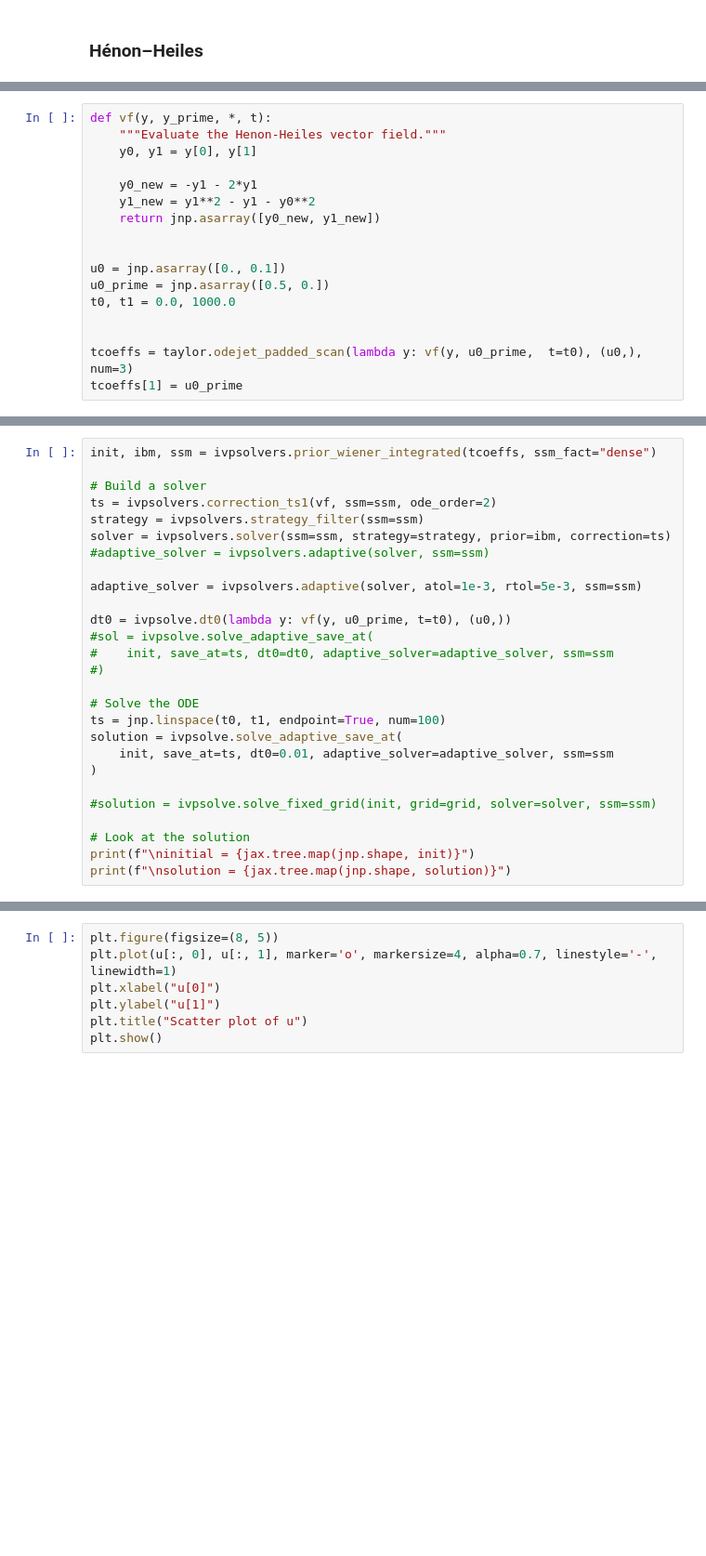
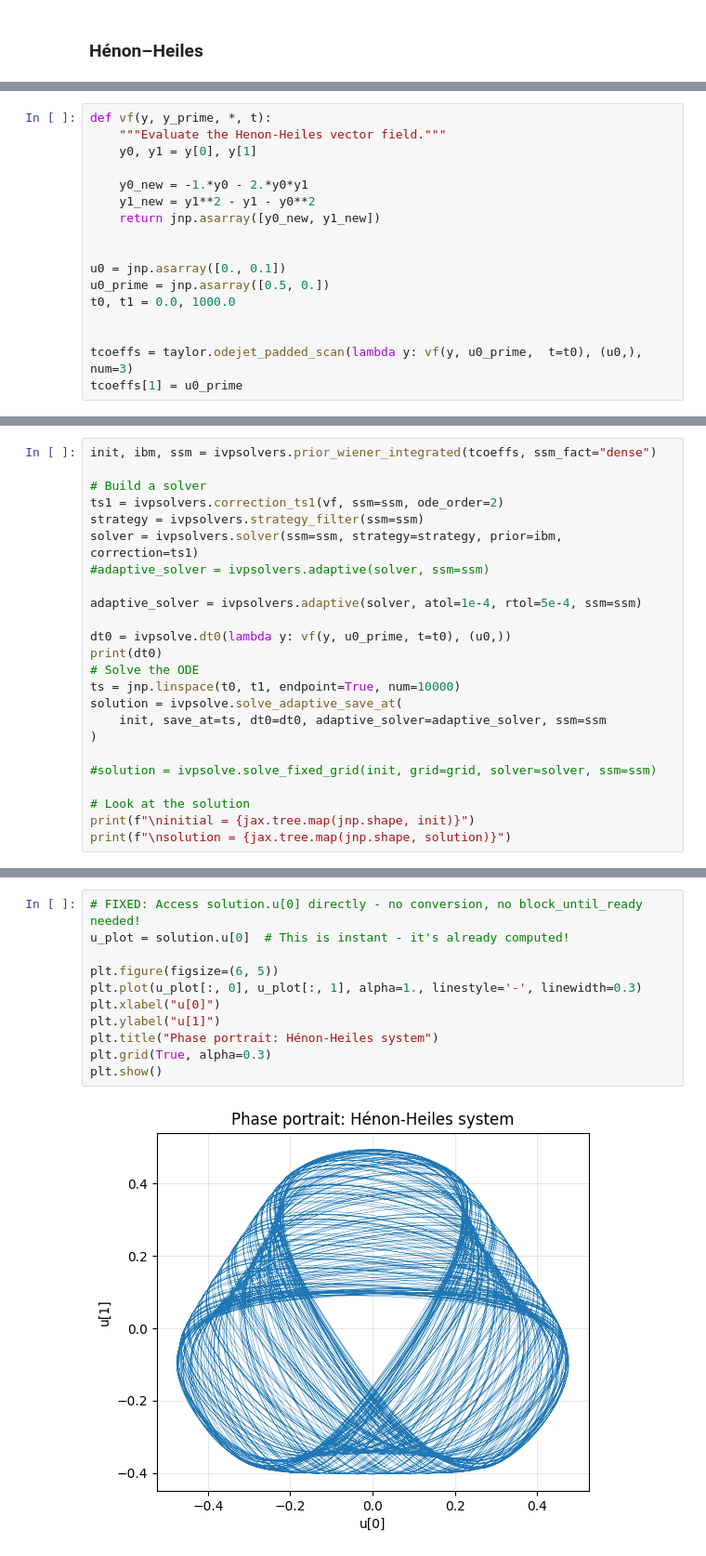
Before and after one commit to paufisch/ode_filters, a Jupyter notebook: probdiffeq.ipynb, the cells around one changed output, grey strips where cells are left out. Shown: that part at 93% size. Saved outputs shown, nothing was run; the diff lists cells and outputs as text; blank space fills up the shorter version.

```diff
--- a/probdiffeq.ipynb
+++ b/probdiffeq.ipynb
@@ -270,7 +265,7 @@ def vf(y, y_prime, *, t):
     """Evaluate the Henon-Heiles vector field."""
     y0, y1 = y[0], y[1]
 
-    y0_new = -y1 - 2*y1
+    y0_new = -1.*y0 - 2.*y0*y1
     y1_new = y1**2 - y1 - y0**2
     return jnp.asarray([y0_new, y1_new])
 
@@ -286,22 +288,19 @@ tcoeffs[1] = u0_prime
 init, ibm, ssm = ivpsolvers.prior_wiener_integrated(tcoeffs, ssm_fact="dense")
 
 # Build a solver
-ts = ivpsolvers.correction_ts1(vf, ssm=ssm, ode_order=2)
+ts1 = ivpsolvers.correction_ts1(vf, ssm=ssm, ode_order=2)
 strategy = ivpsolvers.strategy_filter(ssm=ssm)
-solver = ivpsolvers.solver(ssm=ssm, strategy=strategy, prior=ibm, correction=ts)
+solver = ivpsolvers.solver(ssm=ssm, strategy=strategy, prior=ibm, correction=ts1)
 #adaptive_solver = ivpsolvers.adaptive(solver, ssm=ssm)
 
-adaptive_solver = ivpsolvers.adaptive(solver, atol=1e-3, rtol=5e-3, ssm=ssm)
+adaptive_solver = ivpsolvers.adaptive(solver, atol=1e-4, rtol=5e-4, ssm=ssm)
 
 dt0 = ivpsolve.dt0(lambda y: vf(y, u0_prime, t=t0), (u0,))
-#sol = ivpsolve.solve_adaptive_save_at(
-#    init, save_at=ts, dt0=dt0, adaptive_solver=adaptive_solver, ssm=ssm
-#)
-
+print(dt0)
 # Solve the ODE
-ts = jnp.linspace(t0, t1, endpoint=True, num=100)
+ts = jnp.linspace(t0, t1, endpoint=True, num=10000)
 solution = ivpsolve.solve_adaptive_save_at(
-    init, save_at=ts, dt0=0.01, adaptive_solver=adaptive_solver, ssm=ssm
+    init, save_at=ts, dt0=dt0, adaptive_solver=adaptive_solver, ssm=ssm
 )
 
 #solution = ivpsolve.solve_fixed_grid(init, grid=grid, solver=solver, ssm=ssm)
@@ -334,7 +317,13 @@ First 5 elements of u:
 # %%
-plt.figure(figsize=(8, 5))
-plt.plot(u[:, 0], u[:, 1], marker='o', markersize=4, alpha=0.7, linestyle='-', linewidth=1)
+# FIXED: Access solution.u[0] directly - no conversion, no block_until_ready needed!
+u_plot = solution.u[0]  # This is instant - it's already computed!
+
+plt.figure(figsize=(6, 5))
+plt.plot(u_plot[:, 0], u_plot[:, 1], alpha=1., linestyle='-', linewidth=0.3)
 plt.xlabel("u[0]")
 plt.ylabel("u[1]")
-plt.title("Scatter plot of u")
+plt.title("Phase portrait: Hénon-Heiles system")
+plt.grid(True, alpha=0.3)
 plt.show()
+# %% [output]
+[figure, added]
```
Also changed, not shown: parts of 6 cells of this notebook.
